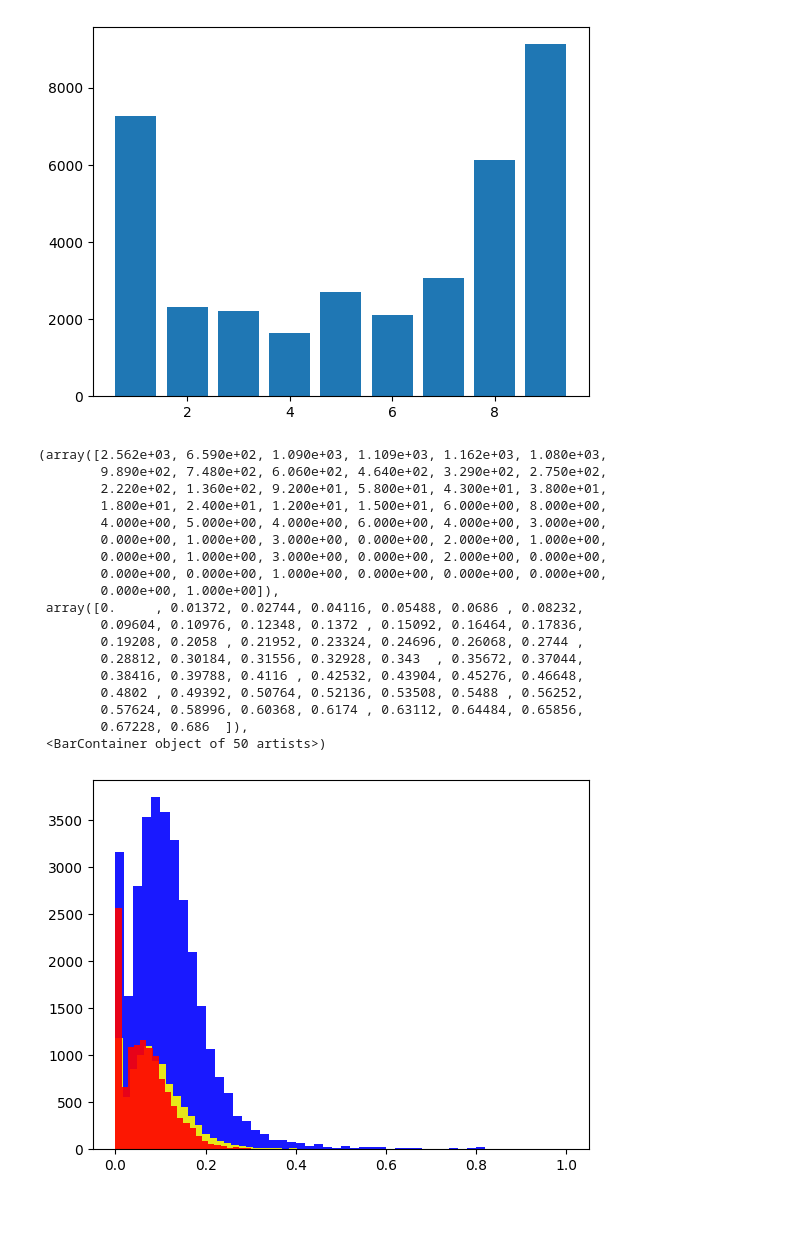
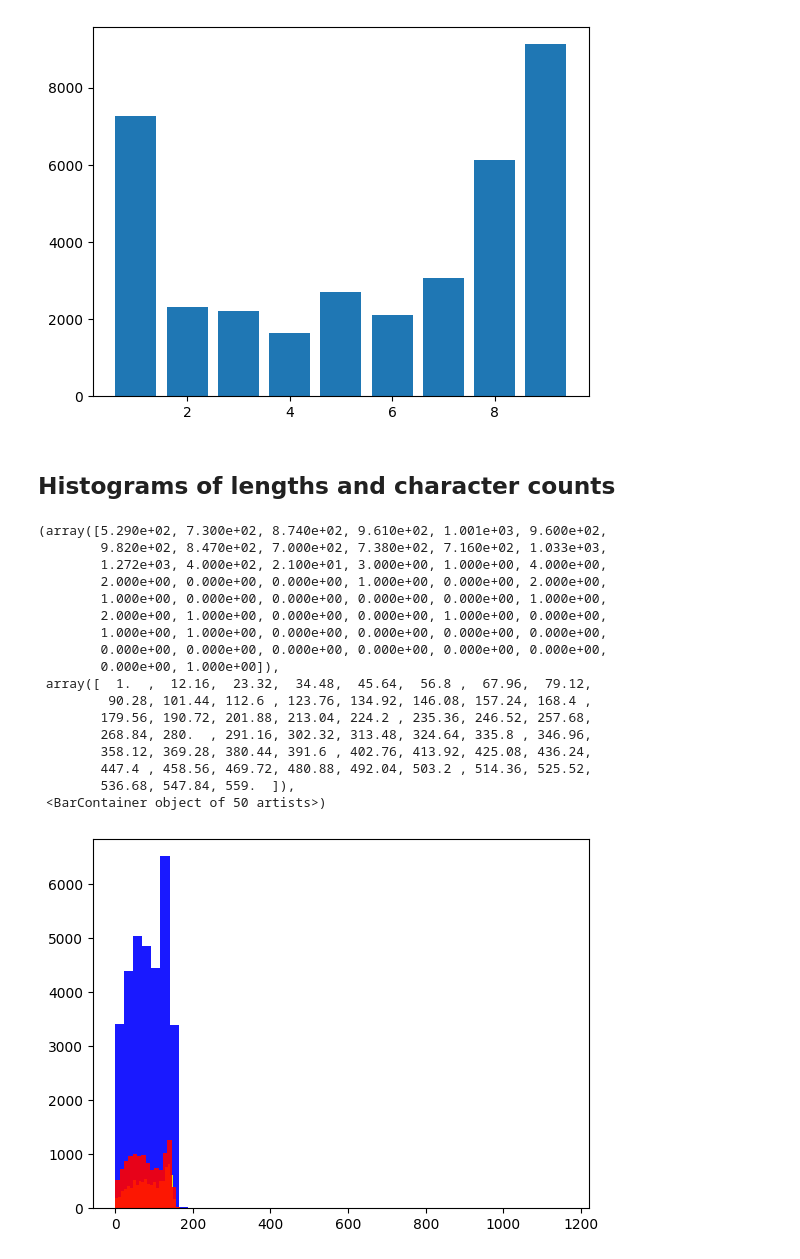
Before and after one commit to mastino/drug_review_classification, a Jupyter notebook: eda_notebook.ipynb, the cells around one changed output. Cells and saved outputs as stored; diff of their text form; code cells hidden in the pictures; blank space fills up the shorter version.

Commit message:
a couple more eda graphs

```diff
--- a/eda_notebook.ipynb
+++ b/eda_notebook.ipynb
@@ -45,27 +51,29 @@ plt.bar(ratings_li, rating_counts)
 # %% [output]
 <BarContainer object of 9 artists>
 [figure]
+# %% [markdown]
+## Histograms of lengths and character counts
 # %%
-plt.hist(df[df["rating"] >= 8]["pos"], bins=50, label='pos', alpha=0.9, color='blue')
-plt.hist(df[(df["rating"] > 3) & (df["rating"] < 8)]["pos"], bins=50, label='pos', alpha=0.9, color='yellow')
-plt.hist(df[df["rating"] <= 3]["pos"], bins=50, label='pos', alpha=0.9, color='red')
+column_name="review_length"
+plt.hist(df[df["rating"] >= 8][column_name], bins=50, label='high rate lengths', alpha=0.9, color='blue')
+plt.hist(df[(df["rating"] > 3) & (df["rating"] < 8)][column_name], bins=50, label='mid rate lengths', alpha=0.9, color='yellow')
+plt.hist(df[df["rating"] <= 3][column_name], bins=50, label='low rate lengths', alpha=0.9, color='red')
 # %% [output]
-(array([2.562e+03, 6.590e+02, 1.090e+03, 1.109e+03, 1.162e+03, 1.080e+03,
-        9.890e+02, 7.480e+02, 6.060e+02, 4.640e+02, 3.290e+02, 2.750e+02,
-        2.220e+02, 1.360e+02, 9.200e+01, 5.800e+01, 4.300e+01, 3.800e+01,
-        1.800e+01, 2.400e+01, 1.200e+01, 1.500e+01, 6.000e+00, 8.000e+00,
-        4.000e+00, 5.000e+00, 4.000e+00, 6.000e+00, 4.000e+00, 3.000e+00,
-        0.000e+00, 1.000e+00, 3.000e+00, 0.000e+00, 2.000e+00, 1.000e+00,
-        0.000e+00, 1.000e+00, 3.000e+00, 0.000e+00, 2.000e+00, 0.000e+00,
-        0.000e+00, 0.000e+00, 1.000e+00, 0.000e+00, 0.000e+00, 0.000e+00,
+(array([5.290e+02, 7.300e+02, 8.740e+02, 9.610e+02, 1.001e+03, 9.600e+02,
+        9.820e+02, 8.470e+02, 7.000e+02, 7.380e+02, 7.160e+02, 1.033e+03,
+        1.272e+03, 4.000e+02, 2.100e+01, 3.000e+00, 1.000e+00, 4.000e+00,
+        2.000e+00, 0.000e+00, 0.000e+00, 1.000e+00, 0.000e+00, 2.000e+00,
+        1.000e+00, 0.000e+00, 0.000e+00, 0.000e+00, 0.000e+00, 1.000e+00,
+        2.000e+00, 1.000e+00, 0.000e+00, 0.000e+00, 1.000e+00, 0.000e+00,
+        1.000e+00, 1.000e+00, 0.000e+00, 0.000e+00, 0.000e+00, 0.000e+00,
+        0.000e+00, 0.000e+00, 0.000e+00, 0.000e+00, 0.000e+00, 0.000e+00,
         0.000e+00, 1.000e+00]),
- array([0.     , 0.01372, 0.02744, 0.04116, 0.05488, 0.0686 , 0.08232,
-        0.09604, 0.10976, 0.12348, 0.1372 , 0.15092, 0.16464, 0.17836,
-        0.19208, 0.2058 , 0.21952, 0.23324, 0.24696, 0.26068, 0.2744 ,
-        0.28812, 0.30184, 0.31556, 0.32928, 0.343  , 0.35672, 0.37044,
-        0.38416, 0.39788, 0.4116 , 0.42532, 0.43904, 0.45276, 0.46648,
-        0.4802 , 0.49392, 0.50764, 0.52136, 0.53508, 0.5488 , 0.56252,
-        0.57624, 0.58996, 0.60368, 0.6174 , 0.63112, 0.64484, 0.65856,
-        0.67228, 0.686  ]),
+ array([  1.  ,  12.16,  23.32,  34.48,  45.64,  56.8 ,  67.96,  79.12,
+         90.28, 101.44, 112.6 , 123.76, 134.92, 146.08, 157.24, 168.4 ,
+        179.56, 190.72, 201.88, 213.04, 224.2 , 235.36, 246.52, 257.68,
+        268.84, 280.  , 291.16, 302.32, 313.48, 324.64, 335.8 , 346.96,
+        358.12, 369.28, 380.44, 391.6 , 402.76, 413.92, 425.08, 436.24,
+        447.4 , 458.56, 469.72, 480.88, 492.04, 503.2 , 514.36, 525.52,
+        536.68, 547.84, 559.  ]),
  <BarContainer object of 50 artists>)
-[figure, old version]
+[figure, new version]
```
Also changed, not shown: parts of 6 cells of this notebook.
